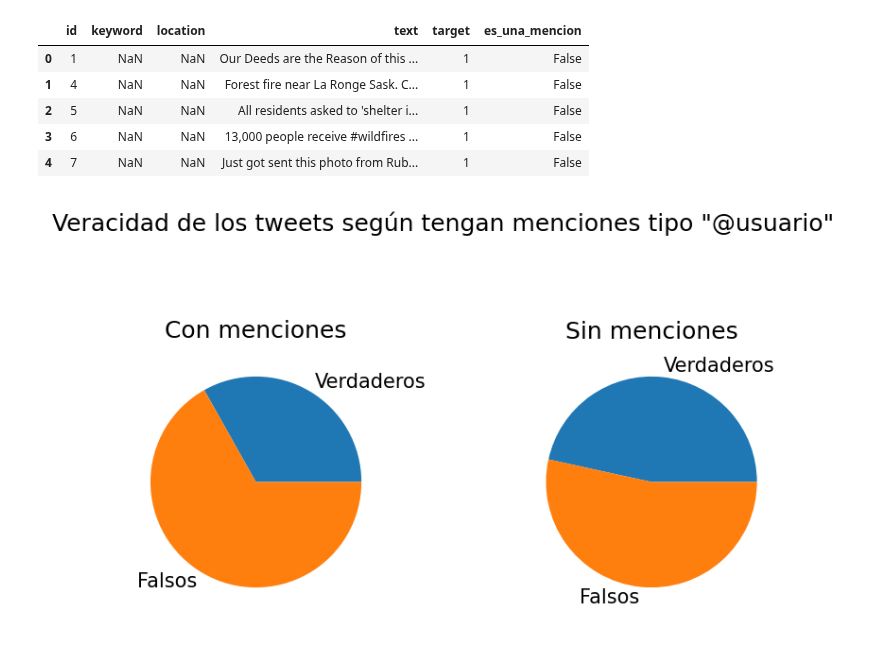
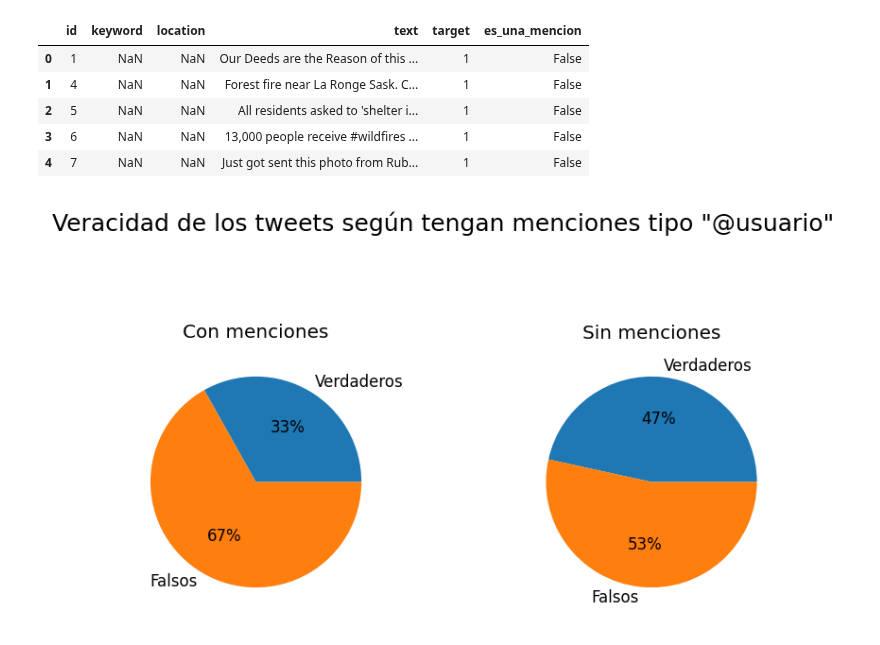
Before and after one commit to JulioCastillo1/TP1-Datos, a Jupyter notebook: veracidad segun mencion.ipynb, the cells around one changed output. Saved outputs shown, nothing was run; the diff lists cells and outputs as text; code cells hidden in the pictures.

```diff
--- a/veracidad segun mencion.ipynb
+++ b/veracidad segun mencion.ipynb
@@ -23,25 +23,30 @@ tweets.head()
 # %%
 cantidad_de_tweets_con_menciones_verdaderos = tweets[(tweets['es_una_mencion'] == True) & (tweets['target'] == 1)].shape[0]
 cantidad_de_tweets_con_menciones_falsos = tweets[(tweets['es_una_mencion'] == True) & (tweets['target'] == 0)].shape[0]
 cantidad_de_tweets_sin_menciones_verdaderos = tweets[(tweets['es_una_mencion'] == False) & (tweets['target'] == 1)].shape[0]
 cantidad_de_tweets_sin_menciones_falsos = tweets[(tweets['es_una_mencion'] == False) & (tweets['target'] == 0)].shape[0]
 
 plt.rcParams['figure.dpi'] = 150
 
 info1 = pd.Series([cantidad_de_tweets_con_menciones_verdaderos, cantidad_de_tweets_con_menciones_falsos],\
                   index = ['Verdaderos','Falsos'], name = '')
 info2 = pd.Series([cantidad_de_tweets_sin_menciones_verdaderos, cantidad_de_tweets_sin_menciones_falsos],\
                   index = ['Verdaderos','Falsos'], name = '')
 
-fig, (ax1,ax2) = plt.subplots(1,2)
+mpl.rcParams['font.size'] = 10.0
+
+fig, (ax1, ax2) = plt.subplots(1,2)
+
+fig.suptitle('Veracidad de los tweets según tengan menciones tipo "@usuario"')
+
+mpl.rcParams['font.size'] = 8.0
+
 ax1.set_title('Con menciones')
 ax2.set_title('Sin menciones')
 
-fig.suptitle('Veracidad de los tweets según tengan menciones tipo "@usuario"')
-
-info1.plot(kind='pie', ax = ax1)
-info2.plot(kind='pie', ax = ax2)
+info1.plot(kind='pie', ax = ax1, autopct='%1.0f%%')
+info2.plot(kind='pie', ax = ax2, autopct='%1.0f%%')
 
 plt.subplots_adjust(wspace = 0.5)
 # %% [output]
-[figure, old version]
+[figure, new version]
```
